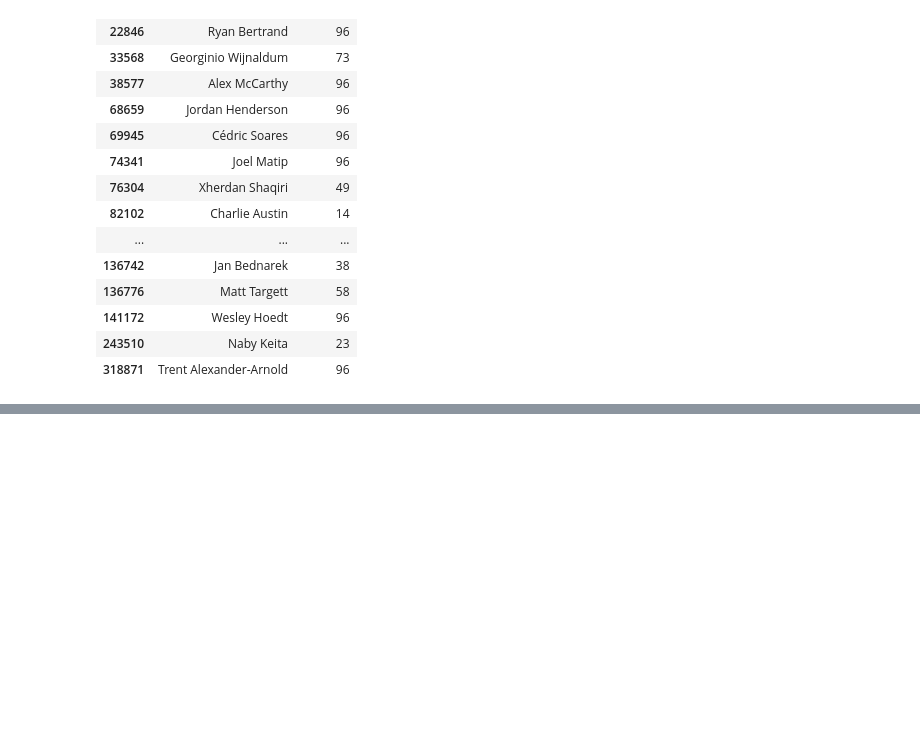
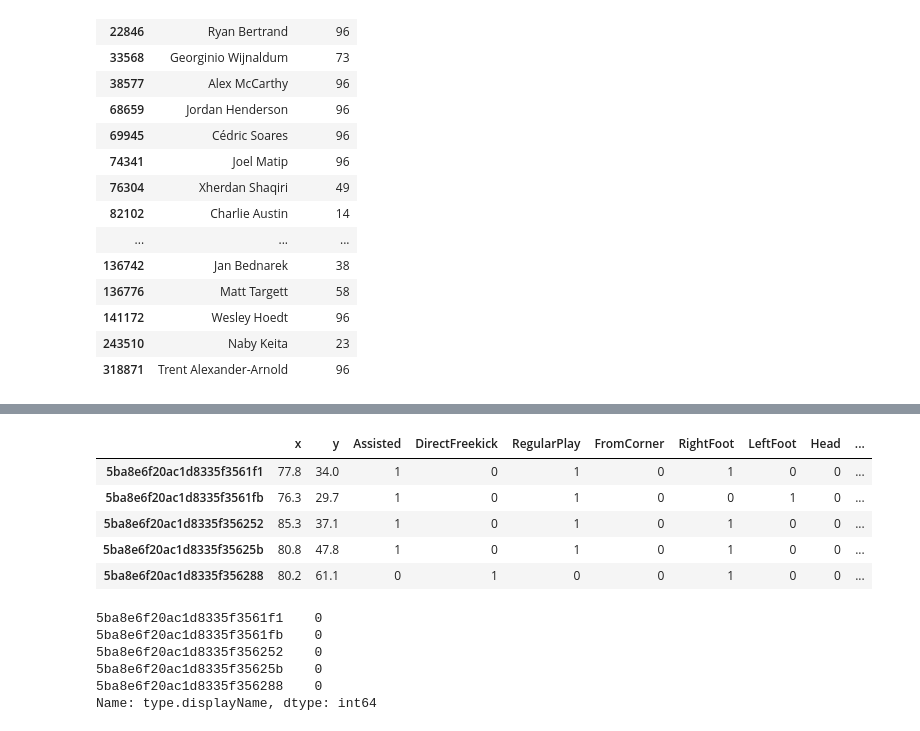
Before and after one commit to sdonoso23/ws, a Jupyter notebook: notebooks/Untitled3.ipynb, the cells around one changed output, grey strips where cells are left out. Saved outputs shown, nothing was run; the diff lists cells and outputs as text; code cells hidden in the pictures; blank space fills up the shorter version.

```diff
--- a/notebooks/Untitled3.ipynb
+++ b/notebooks/Untitled3.ipynb
@@ -88,0 +126,21 @@ dif = set(SHOT_QUALS).difference(shots.columns)
+# %%
+shots_x = pd.read_pickle("shots_x.pkl")
+shots_y = pd.read_pickle("shots_y.pkl")
+# %%
+shots_x.tail()
+# %% [output]
+|  | x | y | Assisted | DirectFreekick | RegularPlay | FromCorner | RightFoot | LeftFoot | Head | ... |
+| 5ba8e6f20ac1d8335f3561f1 | 77.8 | 34.0 | 1 | 0 | 1 | 0 | 1 | 0 | 0 | ... |
+| 5ba8e6f20ac1d8335f3561fb | 76.3 | 29.7 | 1 | 0 | 1 | 0 | 0 | 1 | 0 | ... |
+| 5ba8e6f20ac1d8335f356252 | 85.3 | 37.1 | 1 | 0 | 1 | 0 | 1 | 0 | 0 | ... |
+| 5ba8e6f20ac1d8335f35625b | 80.8 | 47.8 | 1 | 0 | 1 | 0 | 1 | 0 | 0 | ... |
+| 5ba8e6f20ac1d8335f356288 | 80.2 | 61.1 | 0 | 1 | 0 | 0 | 1 | 0 | 0 | ... |
+# %%
+shots_y.tail()
+# %% [output]
+5ba8e6f20ac1d8335f3561f1    0
+5ba8e6f20ac1d8335f3561fb    0
+5ba8e6f20ac1d8335f356252    0
+5ba8e6f20ac1d8335f35625b    0
+5ba8e6f20ac1d8335f356288    0
+Name: type.displayName, dtype: int64
```
Also changed, not shown: parts of 41 cells of this notebook, 3 other files.
